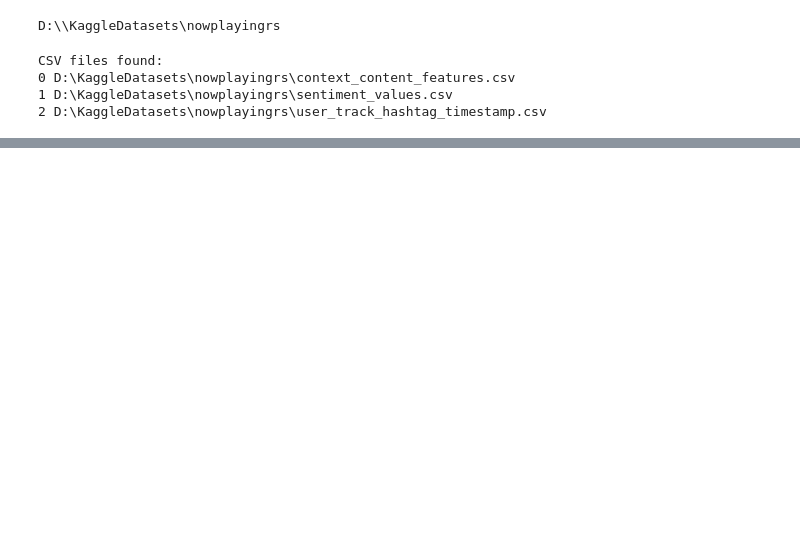
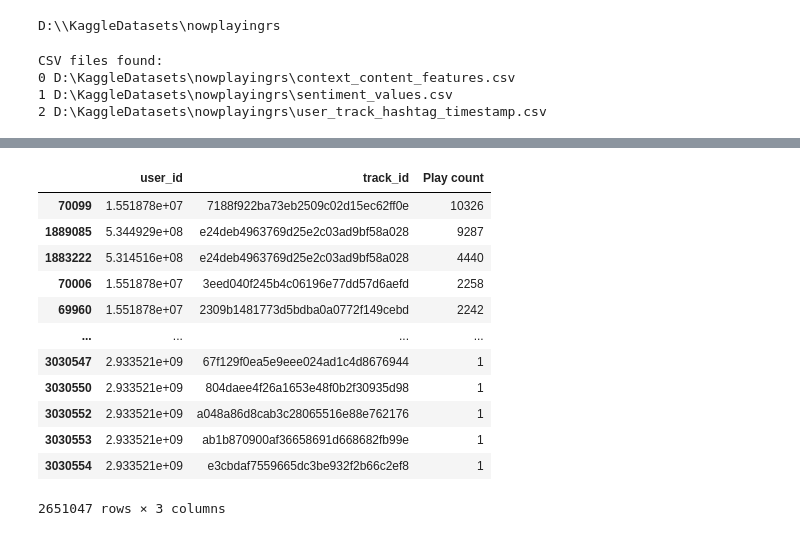
Before and after one commit to nhanhoang17/HMTK-PRO, a Jupyter notebook: dataset_preview.ipynb, the cells around one changed output, grey strips where cells are left out. Cells and saved outputs as stored; diff of their text form; code cells hidden in the pictures; blank space fills up the shorter version.

```diff
--- a/dataset_preview.ipynb
+++ b/dataset_preview.ipynb
@@ -135,0 +211,6 @@ df
+# %%
+Song_play_count=interaction_filtered.groupby("track_id")["Play count"].sum()
+
+Valid_song=Song_play_count[Song_play_count>=5].index
+
+Valid_song
@@ -135,0 +230,18 @@ df
+# %%
+interaction_after_filtered=interaction_filtered[interaction_filtered["track_id"].isin(Valid_song)].copy()
+# %%
+interaction_after_filtered.sort_values("Play count",ascending=False)
+# %% [output]
+|  | user_id | track_id | Play count |
+| 70099 | 1.551878e+07 | 7188f922ba73eb2509c02d15ec62ff0e | 10326 |
+| 1889085 | 5.344929e+08 | e24deb4963769d25e2c03ad9bf58a028 | 9287 |
+| 1883222 | 5.314516e+08 | e24deb4963769d25e2c03ad9bf58a028 | 4440 |
+| 70006 | 1.551878e+07 | 3eed040f245b4c06196e77dd57d6aefd | 2258 |
+| 69960 | 1.551878e+07 | 2309b1481773d5bdba0a0772f149cebd | 2242 |
+| ... | ... | ... | ... |
+| 3030547 | 2.933521e+09 | 67f129f0ea5e9eee024ad1c4d8676944 | 1 |
+| 3030550 | 2.933521e+09 | 804daee4f26a1653e48f0b2f30935d98 | 1 |
+| 3030552 | 2.933521e+09 | a048a86d8cab3c28065516e88e762176 | 1 |
+| 3030553 | 2.933521e+09 | ab1b870900af36658691d668682fb99e | 1 |
+| 3030554 | 2.933521e+09 | e3cbdaf7559665dc3be932f2b66c2ef8 | 1 |
+2651047 rows × 3 columns
```
Also changed, not shown: parts of 16 cells of this notebook.
